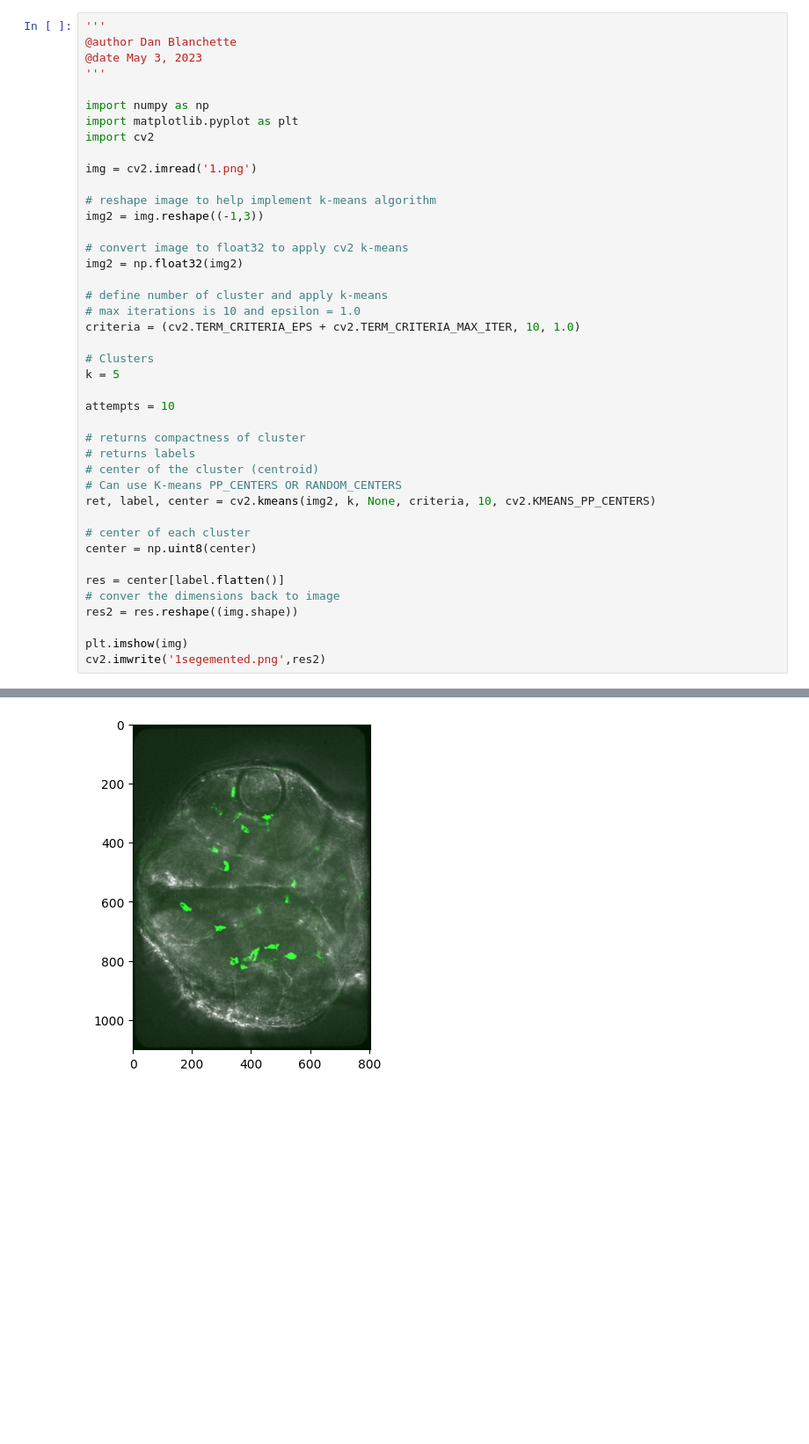
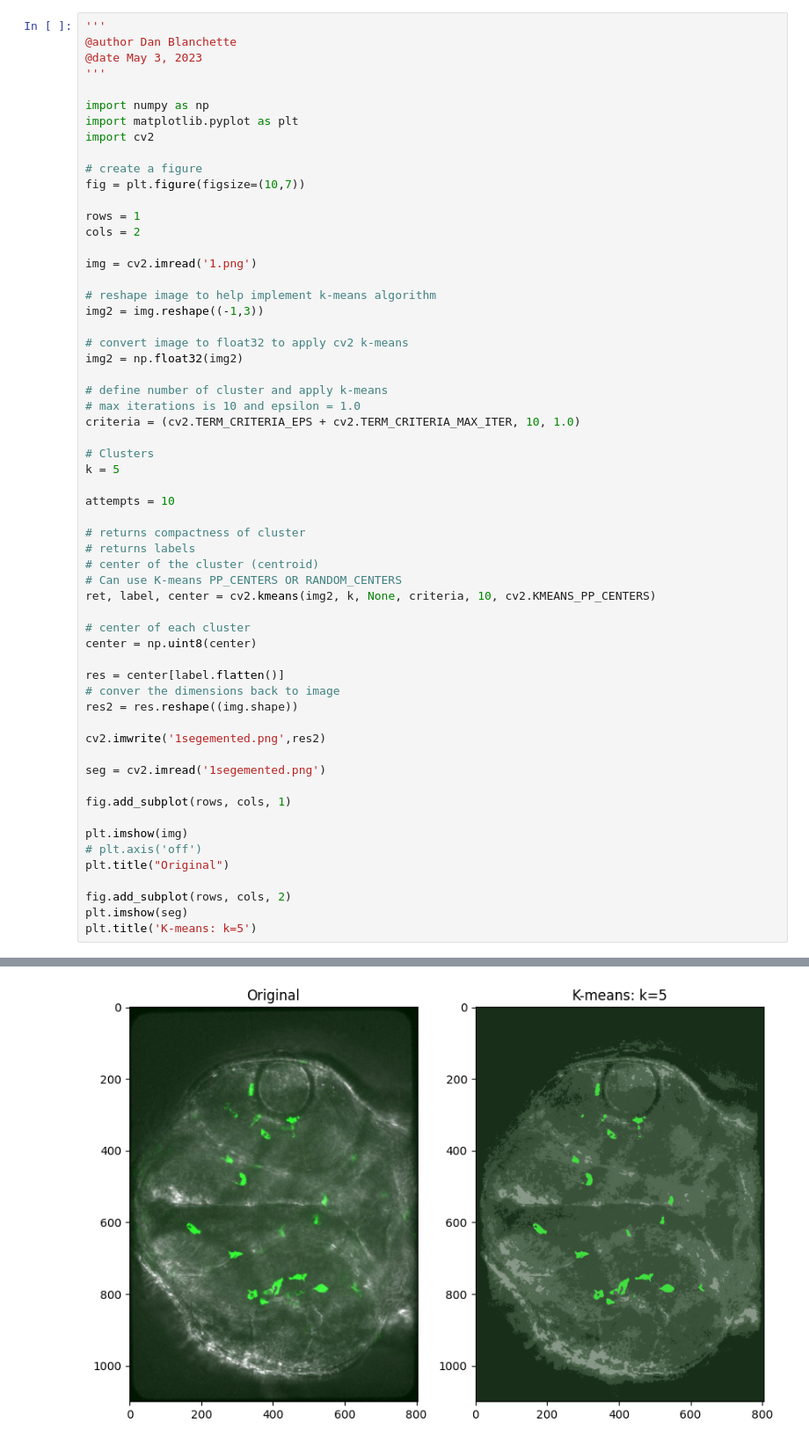
Before and after one commit to Dan-Blanchette/Python_4ML, a Jupyter notebook: Final_Project/k_means/k_means_segementation.ipynb, the cells around one changed output, grey strips where cells are left out. Shown: that part at 88% size. Cells and saved outputs as stored; diff of their text form; blank space fills up the shorter version.

Commit message:
updated displayed figure

```diff
--- a/Final_Project/k_means/k_means_segementation.ipynb
+++ b/Final_Project/k_means/k_means_segementation.ipynb
@@ -9,6 +9,12 @@
 import numpy as np
 import matplotlib.pyplot as plt
 import cv2
+
+# create a figure
+fig = plt.figure(figsize=(10,7))
+
+rows = 1
+cols = 2
 
 img = cv2.imread('1.png')
 
@@ -40,6 +46,17 @@ res = center[label.flatten()]
 # conver the dimensions back to image
 res2 = res.reshape((img.shape))
 
+cv2.imwrite('1segemented.png',res2)
+
+seg = cv2.imread('1segemented.png')
+
+fig.add_subplot(rows, cols, 1)
+
 plt.imshow(img)
-cv2.imwrite('1segemented.png',res2)
+# plt.axis('off')
+plt.title("Original")
+
+fig.add_subplot(rows, cols, 2)
+plt.imshow(seg)
+plt.title('K-means: k=5')
 # %% [output]
@@ -47 +64 @@ True
-[figure, old version]
+[figure, new version]
```
Also changed, not shown: parts of 1 cell of this notebook.
